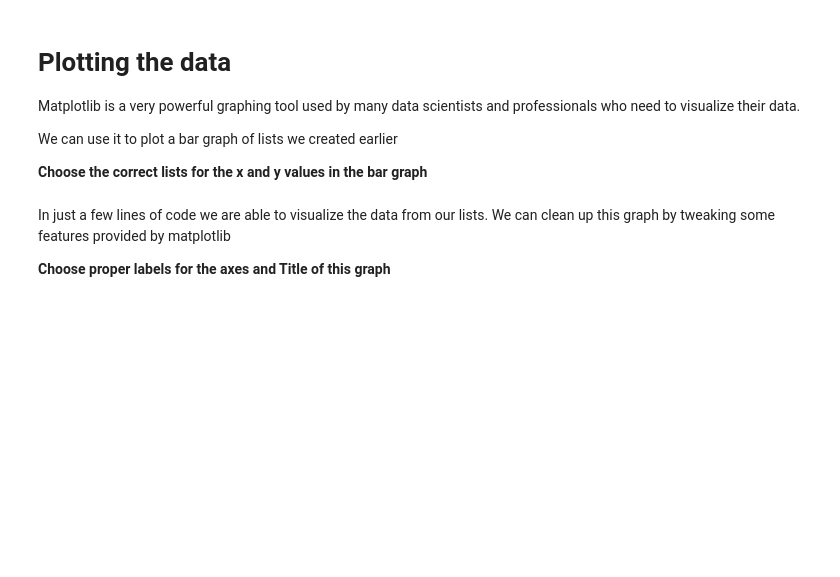
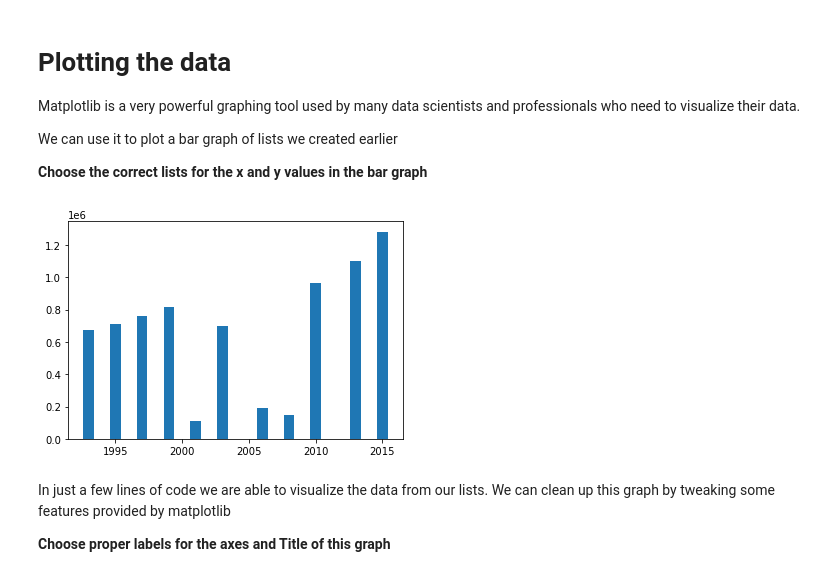
Before and after one commit to scole02/DSI_tutorial, a Jupyter notebook: Tutorial/4_CORGIS Tutorial.ipynb, the cells around one changed output. Saved outputs shown, nothing was run; the diff lists cells and outputs as text; code cells hidden in the pictures; blank space fills up the shorter version.

```diff
--- a/Tutorial/CORGIS Tutorial.ipynb
+++ b/Tutorial/4_CORGIS Tutorial.ipynb
@@ -100,8 +108,8 @@ bio_years = [] # creating an empty list
 
 for entry in grad_list:
     ## YOUR CODE HERE ##
-    if entry[][] == "Biological Sciences": # check the Major of each entry
-        year = entry[]
+    if entry["Education"]["Major"] == "Biological Sciences": # check the Major of each entry
+        year = entry["Year"]
         ## END ##
         bio_years.append(year) # add the year of that entry to the list
 
@@ -121,8 +131,8 @@ for entry in grad_list:
     if entry['Education']['Major'] == "Biological Sciences": # check the Major of each entry
 
         ## YOUR CODE HERE ##
-        degs = entry[][][]
-         ## END ##
+        degs = entry["Education"]["Degrees"]["Bachelors"]
+         ## END #
 
         bio_degs.append(degs) # add the bachelor degrees of that entry to the list
 
@@ -140,12 +152,14 @@ We can use it to plot a bar graph of lists we created earlier
 # %%
 # Bars should represent amount of degrees
 ## YOUR CODE HERE ##
-x =
-y =
+x = bio_years
+y = bio_degs
 ## END ##
 
 plt.bar(x, y)
 plt.show()
+# %% [output]
+[figure, added]
 # %% [markdown]
 In just a few lines of code we are able to visualize the data from our lists. We can clean
 up this graph by tweaking some features provided by matplotlib
```
Also changed, not shown: parts of 6 cells of this notebook, 2 other files.
